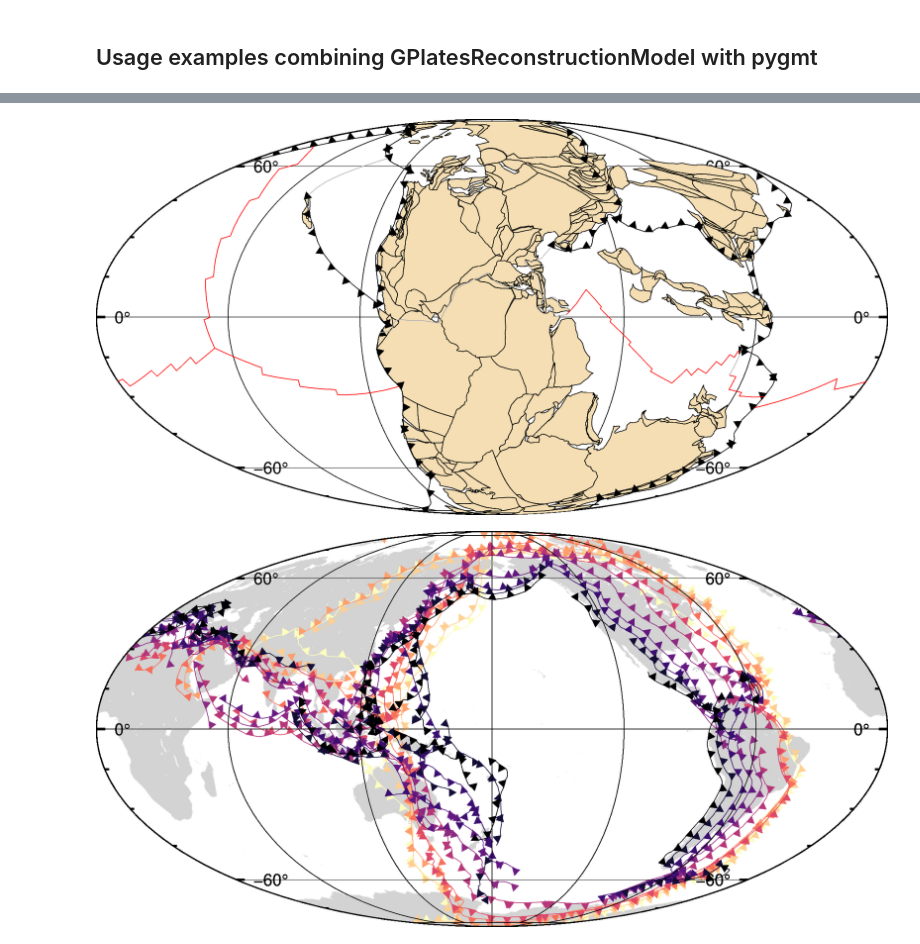
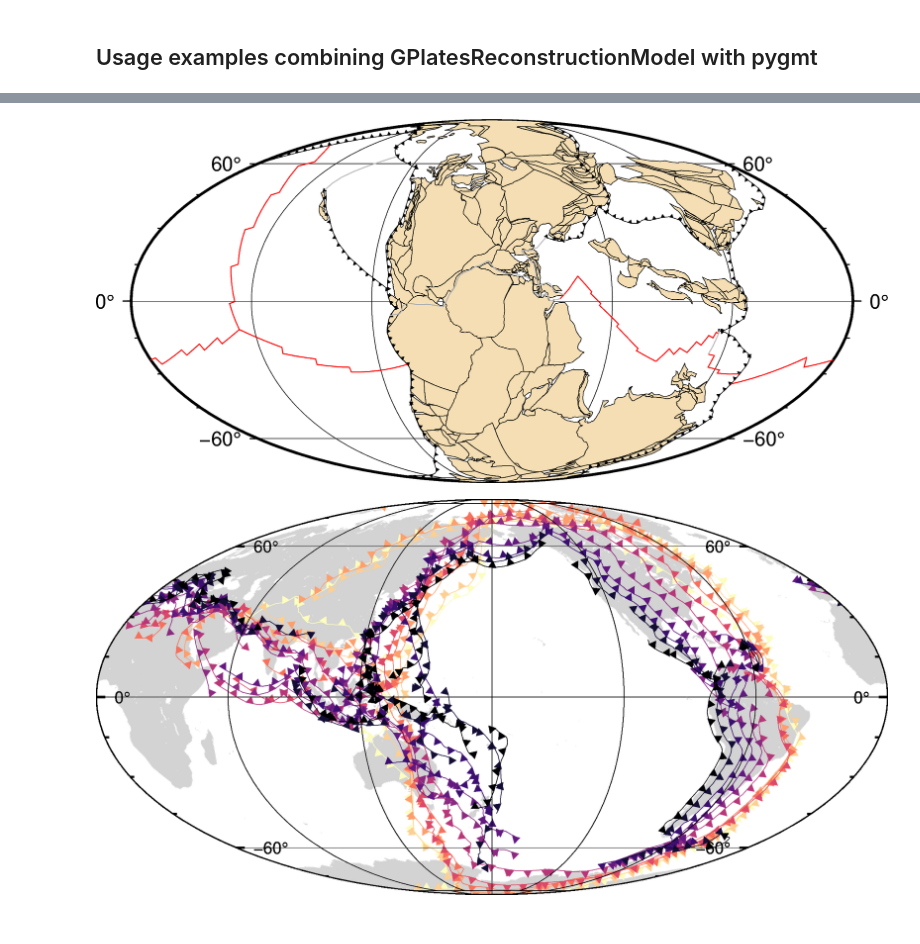
Before and after one commit to siwill22/GPlatesReconstructionModel, a Jupyter notebook: test_notebooks/test_pygmt.ipynb, the cells around one changed output, grey strips where cells are left out. Saved outputs shown, nothing was run; the diff lists cells and outputs as text; code cells hidden in the pictures.

```diff
--- a/test_notebooks/test_pygmt.ipynb
+++ b/test_notebooks/test_pygmt.ipynb
@@ -22,18 +22,18 @@ M2016.add_dynamic_polygons('/Applications/GPlates-2.0.0/SampleData/FeatureCollec
 # %%
 reconstruction_time = 220.
 reconstructed_continents = M2016.polygon_snapshot('continents', reconstruction_time)
 reconstructed_plates = M2016.plate_snapshot(reconstruction_time)
 
 
 fig = pygmt.Figure()
 fig.basemap(region='d', projection='W6i', frame='afg')
 reconstructed_continents.plot(fig, fill_color='wheat')
-reconstructed_plates.plot_subduction_zones(fig)
+reconstructed_plates.plot_subduction_zones(fig, gap=5, size=2)
 reconstructed_plates.plot_mid_ocean_ridges(fig)
 reconstructed_plates.plot_other_boundaries(fig)
 fig.show(width=800)
 # %% [output]
-[figure, old version]
+[figure, new version]
 # %%
 import numpy as np
 import matplotlib.pyplot as plt
```
Also changed, not shown: parts of 1 cell of this notebook.
